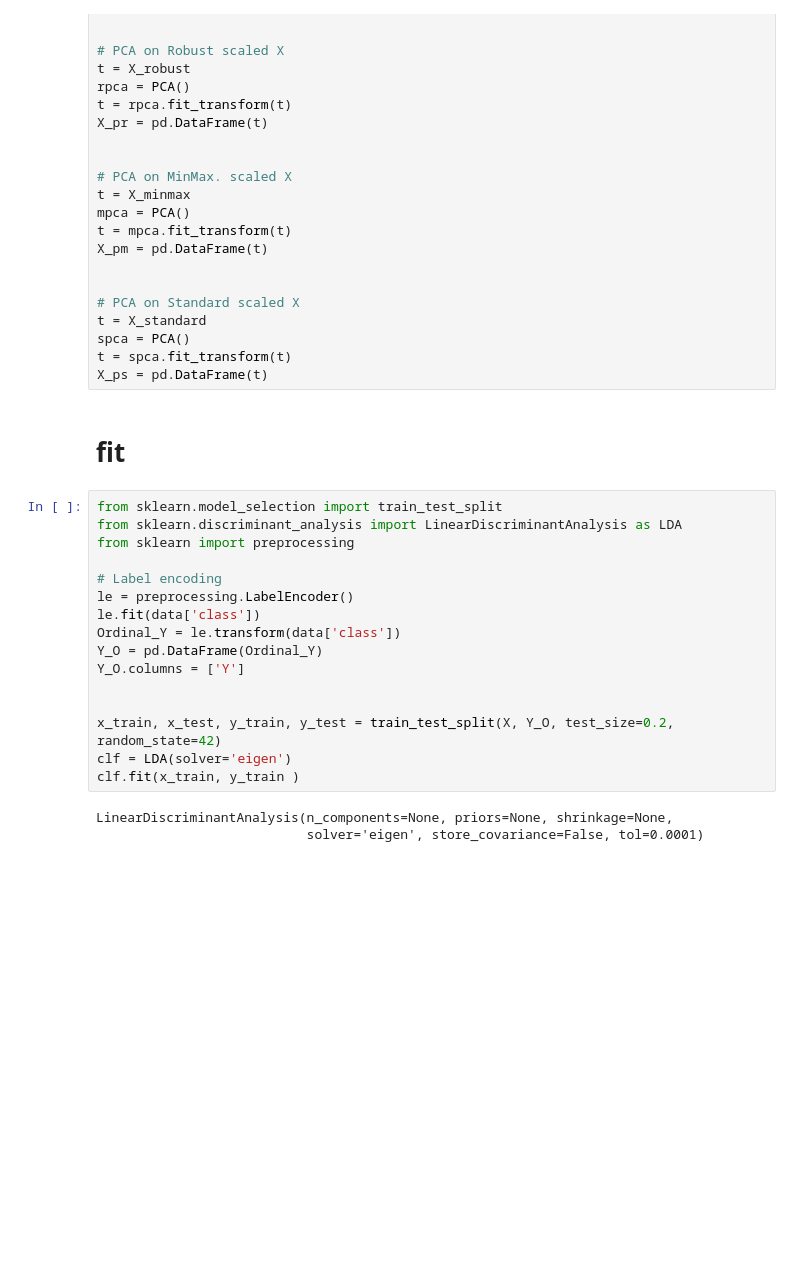
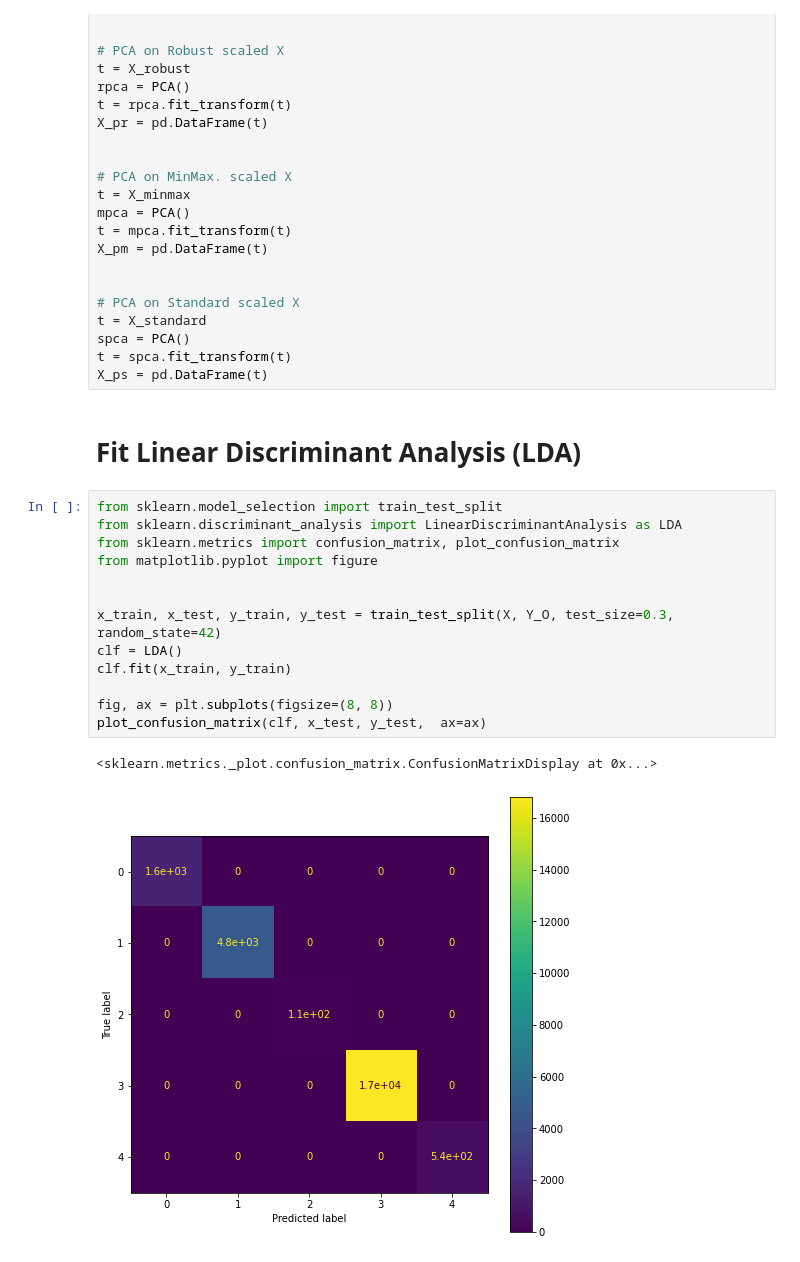
Before and after one commit to Amirosein/AGB-stars-ML-project, a Jupyter notebook: Milestone2/AGB_Project_2.ipynb, the cells around one changed output. Saved outputs shown, nothing was run; the diff lists cells and outputs as text; blank space fills up the shorter version.

```diff
--- a/Milestone2/AGB_Project_2.ipynb
+++ b/Milestone2/AGB_Project_2.ipynb
@@ -78,24 +91,21 @@ t = X_standard
 spca = PCA()
 t = spca.fit_transform(t)
 X_ps = pd.DataFrame(t)
-# %% [markdown]
-# fit
+# %% [markdown]
+# Fit Linear Discriminant Analysis (LDA)
 # %%
 from sklearn.model_selection import train_test_split
 from sklearn.discriminant_analysis import LinearDiscriminantAnalysis as LDA
-from sklearn import preprocessing
-
-# Label encoding
-le = preprocessing.LabelEncoder()
-le.fit(data['class'])
-Ordinal_Y = le.transform(data['class'])
-Y_O = pd.DataFrame(Ordinal_Y)
-Y_O.columns = ['Y']
+from sklearn.metrics import confusion_matrix, plot_confusion_matrix
+from matplotlib.pyplot import figure
 
 
-x_train, x_test, y_train, y_test = train_test_split(X, Y_O, test_size=0.2, random_state=42)
-clf = LDA(solver='eigen')
-clf.fit(x_train, y_train )
+x_train, x_test, y_train, y_test = train_test_split(X, Y_O, test_size=0.3, random_state=42)
+clf = LDA()
+clf.fit(x_train, y_train)
+
+fig, ax = plt.subplots(figsize=(8, 8))
+plot_confusion_matrix(clf, x_test, y_test,  ax=ax)
 # %% [output]
-LinearDiscriminantAnalysis(n_components=None, priors=None, shrinkage=None,
-                           solver='eigen', store_covariance=False, tol=0.0001)
+<sklearn.metrics._plot.confusion_matrix.ConfusionMatrixDisplay at 0x...>
+[figure, added]
```
Also changed, not shown: parts of 7 cells of this notebook.
